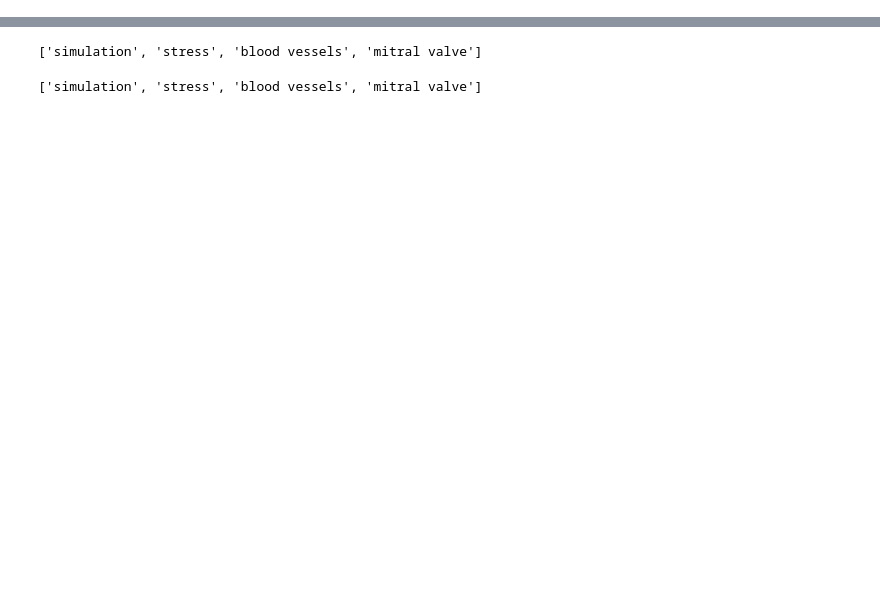
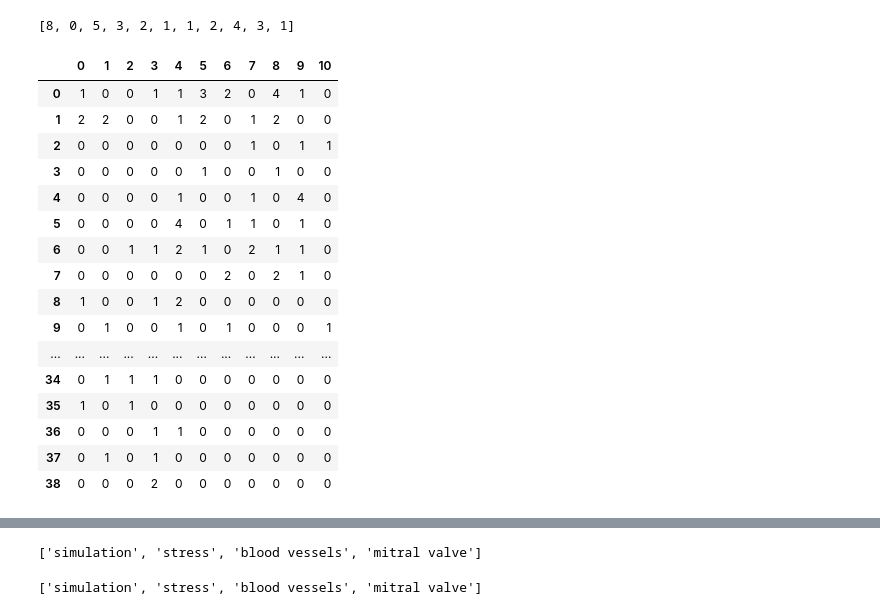
Before and after one commit to pruthvi-hegde/biomedvis, a Jupyter notebook: notebooks/topic_clustering.ipynb, the cells around one changed output, grey strips where cells are left out. Cells and saved outputs as stored; diff of their text form; code cells hidden in the pictures; blank space fills up the shorter version.

```diff
--- a/notebooks/topic_clustering.ipynb
+++ b/notebooks/topic_clustering.ipynb
@@ -161,0 +290,39 @@ docs_per_topic
+# %%
+results_new = docs_per_topic.Yearsl.values
+results_new = list(results_new)
+
+all_years = ['2008', '2010', '2012', '2014', '2015', '2016', '2017', '2018', '2019', '2020', '2021']
+all_years_n = [2008, 2010, 2012, 2014, 2015, 2016, 2017, 2018, 2019, 2020, 2021]
+
+count_d = []
+for k in results_new:
+    resultn = []
+    for year in all_years:
+        if k.count(year) > 0:
+            resultn.append(k.count(year))
+        else:
+            resultn.append(0)
+    count_d.append(resultn)
+
+print(count_d.pop(0))
+D = pd.DataFrame(count_d)
+D
+# %% [output]
+[8, 0, 5, 3, 2, 1, 1, 2, 4, 3, 1]
+|  | 0 | 1 | 2 | 3 | 4 | 5 | 6 | 7 | 8 | 9 | 10 |
+| 0 | 1 | 0 | 0 | 1 | 1 | 3 | 2 | 0 | 4 | 1 | 0 |
+| 1 | 2 | 2 | 0 | 0 | 1 | 2 | 0 | 1 | 2 | 0 | 0 |
+| 2 | 0 | 0 | 0 | 0 | 0 | 0 | 0 | 1 | 0 | 1 | 1 |
+| 3 | 0 | 0 | 0 | 0 | 0 | 1 | 0 | 0 | 1 | 0 | 0 |
+| 4 | 0 | 0 | 0 | 0 | 1 | 0 | 0 | 1 | 0 | 4 | 0 |
+| 5 | 0 | 0 | 0 | 0 | 4 | 0 | 1 | 1 | 0 | 1 | 0 |
+| 6 | 0 | 0 | 1 | 1 | 2 | 1 | 0 | 2 | 1 | 1 | 0 |
+| 7 | 0 | 0 | 0 | 0 | 0 | 0 | 2 | 0 | 2 | 1 | 0 |
+| 8 | 1 | 0 | 0 | 1 | 2 | 0 | 0 | 0 | 0 | 0 | 0 |
+| 9 | 0 | 1 | 0 | 0 | 1 | 0 | 1 | 0 | 0 | 0 | 1 |
+| ... | ... | ... | ... | ... | ... | ... | ... | ... | ... | ... | ... |
+| 34 | 0 | 1 | 1 | 1 | 0 | 0 | 0 | 0 | 0 | 0 | 0 |
+| 35 | 1 | 0 | 1 | 0 | 0 | 0 | 0 | 0 | 0 | 0 | 0 |
+| 36 | 0 | 0 | 0 | 1 | 1 | 0 | 0 | 0 | 0 | 0 | 0 |
+| 37 | 0 | 1 | 0 | 1 | 0 | 0 | 0 | 0 | 0 | 0 | 0 |
+| 38 | 0 | 0 | 0 | 2 | 0 | 0 | 0 | 0 | 0 | 0 | 0 |
```
Also changed, not shown: parts of 15 cells of this notebook, 3 other files.
